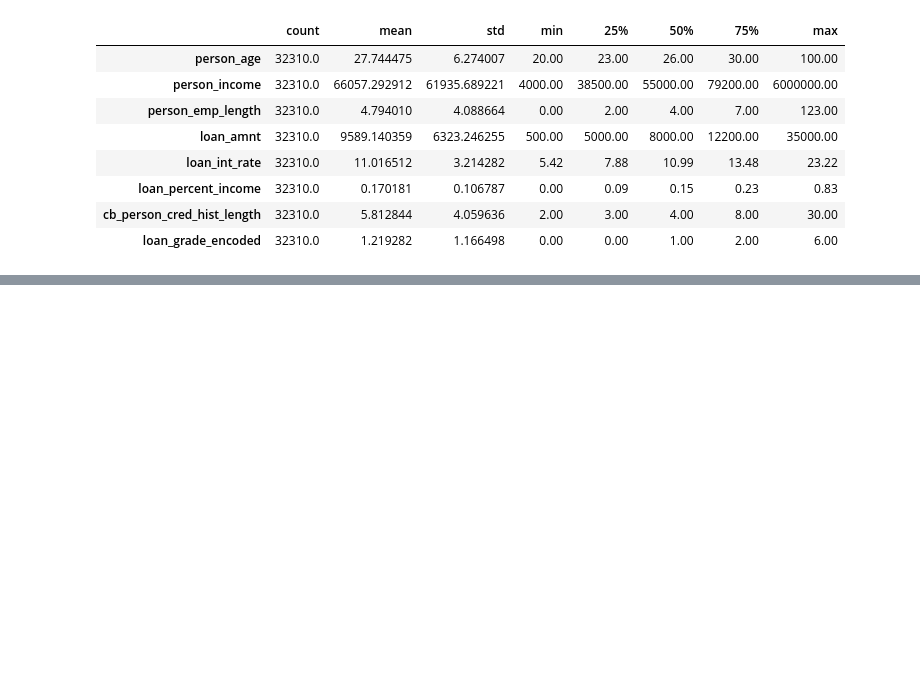
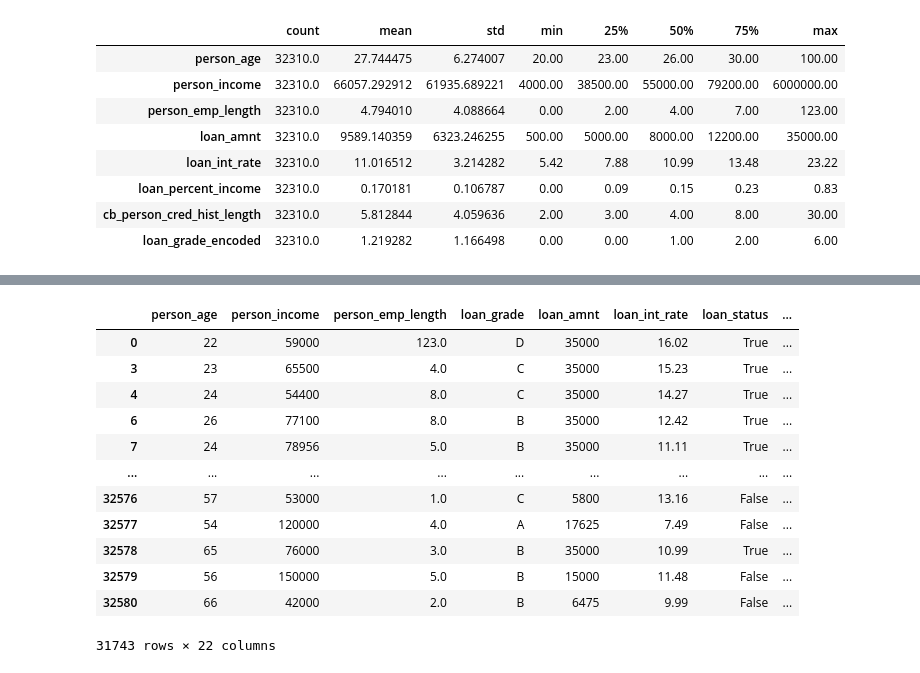
Before and after one commit to ege-eker/Credit-Score-Predict, a Jupyter notebook: loan.ipynb, the cells around one changed output, grey strips where cells are left out. Saved outputs shown, nothing was run; the diff lists cells and outputs as text; code cells hidden in the pictures; blank space fills up the shorter version.

```diff
--- a/loan.ipynb
+++ b/loan.ipynb
@@ -404,3 +402,19 @@ plt.axvline(df['log_income'].median(), color='green', linestyle='--')
 # %%
 # Veriyi kaydediyorum
 df.to_csv("processed_dataset.csv", index=False)
+# %%
+df
+# %% [output]
+|  | person_age | person_income | person_emp_length | loan_grade | loan_amnt | loan_int_rate | loan_status | ... |
+| 0 | 22 | 59000 | 123.0 | D | 35000 | 16.02 | True | ... |
+| 3 | 23 | 65500 | 4.0 | C | 35000 | 15.23 | True | ... |
+| 4 | 24 | 54400 | 8.0 | C | 35000 | 14.27 | True | ... |
+| 6 | 26 | 77100 | 8.0 | B | 35000 | 12.42 | True | ... |
+| 7 | 24 | 78956 | 5.0 | B | 35000 | 11.11 | True | ... |
+| ... | ... | ... | ... | ... | ... | ... | ... | ... |
+| 32576 | 57 | 53000 | 1.0 | C | 5800 | 13.16 | False | ... |
+| 32577 | 54 | 120000 | 4.0 | A | 17625 | 7.49 | False | ... |
+| 32578 | 65 | 76000 | 3.0 | B | 35000 | 10.99 | True | ... |
+| 32579 | 56 | 150000 | 5.0 | B | 15000 | 11.48 | False | ... |
+| 32580 | 66 | 42000 | 2.0 | B | 6475 | 9.99 | False | ... |
+31743 rows × 22 columns
```
Also changed, not shown: parts of 18 cells of this notebook, 12 other files.
